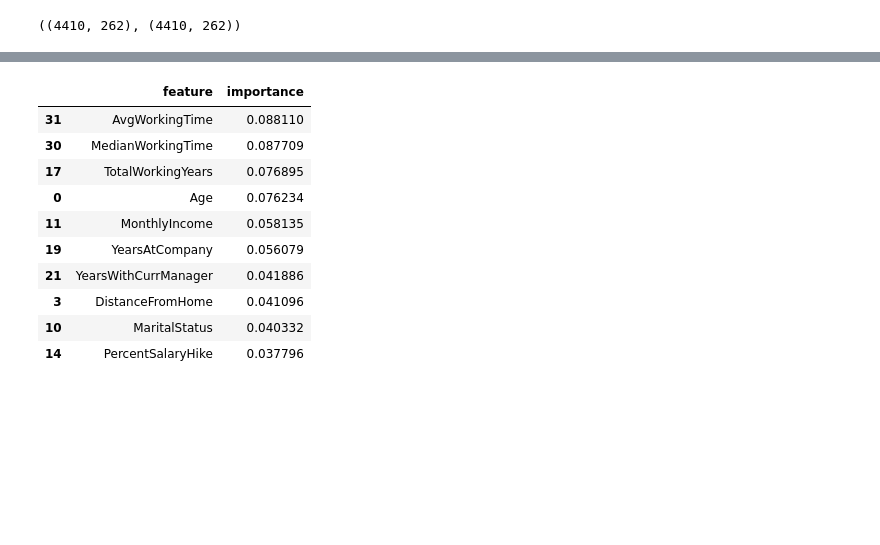
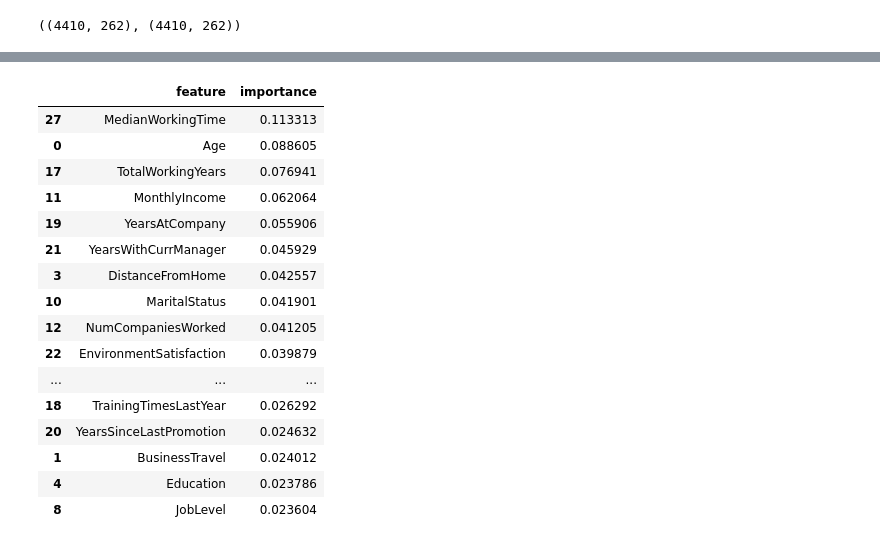
Before and after one commit to awPenda/Projet-IA, a Jupyter notebook: IA.ipynb, the cells around one changed output, grey strips where cells are left out. Drawn from its saved outputs; the diff is of its cells as text; code cells hidden in the pictures; blank space fills up the shorter version.

```diff
--- a/IA.ipynb
+++ b/IA.ipynb
@@ -55,13 +55,12 @@ def merge_times(in_t: pd.DataFrame, out_t: pd.DataFrame):
     in_out_times['EmployeeID'] = in_t['EmployeeID']
 
     for c in columns[1:]:
-        in_out_times[c] = (pd.to_datetime(out_t[c]) - pd.to_datetime(in_t[c])).astype('timedelta64[m]')
+        in_out_times[c] = (pd.to_datetime(out_t[c]) - pd.to_datetime(in_t[c])).round('5min').astype('timedelta64[m]')
 
     # transform all the deltas to median, avg and variance
-    o = pd.DataFrame(columns=['EmployeeID', 'MedianWorkingTime', 'AvgWorkingTime', 'VarianceWorkingTime'])
+    o = pd.DataFrame(columns=['EmployeeID', 'MedianWorkingTime', 'VarianceWorkingTime'])
     o['EmployeeID'] = in_out_times['EmployeeID']
     o['MedianWorkingTime'] = in_out_times[columns[1:]].median(axis=1)
-    o['AvgWorkingTime'] = in_out_times[columns[1:]].mean(axis=1)
     o['VarianceWorkingTime'] = in_out_times[columns[1:]].var(axis=1)
 
     return o
@@ -74,5 +73,5 @@ if not os.path.exists(PROCESS_DIR):
     os.makedirs(PROCESS_DIR)
 
 in_out_time.to_csv(os.path.join(PROCESS_DIR, 'worked_time.csv'), index=False)
-in_out_time.head(1)
+in_out_time.head(10)
 # %% [output]
@@ -114,6 +122,9 @@ def get_processed_data(general_data: pd.DataFrame, employee_survey: pd.DataFrame
     # encode Gender column
     data['Gender'] = data['Gender'].map({'Male': 0, 'Female': 1})
 
+    data['MonthlyIncome'] = data['MonthlyIncome'].round(-3)
+    print(data['MonthlyIncome'].unique())
+
     # Set all the NaN values to 0
     data.fillna(0, inplace=True)
 
@@ -133,23 +163,29 @@ X_train, X_test, y_train, y_test = train_test_split(X, y, test_size=0.2, random_
 # %%
 from sklearn.ensemble import RandomForestClassifier
 
 rf = RandomForestClassifier(n_estimators=100, max_depth=10, random_state=42)
 rf.fit(X_train, y_train)
 
 # We look for hyperparameters that have the most impact on the model
 importances = pd.DataFrame({'feature': X_train.columns, 'importance': rf.feature_importances_})
 importances.sort_values(by='importance', ascending=False, inplace=True)
 
-importances.head(10)
+importances.head(20)
 # %% [output]
 |  | feature | importance |
-| 31 | AvgWorkingTime | 0.088110 |
-| 30 | MedianWorkingTime | 0.087709 |
-| 17 | TotalWorkingYears | 0.076895 |
-| 0 | Age | 0.076234 |
-| 11 | MonthlyIncome | 0.058135 |
-| 19 | YearsAtCompany | 0.056079 |
-| 21 | YearsWithCurrManager | 0.041886 |
-| 3 | DistanceFromHome | 0.041096 |
-| 10 | MaritalStatus | 0.040332 |
-| 14 | PercentSalaryHike | 0.037796 |
+| 27 | MedianWorkingTime | 0.113313 |
+| 0 | Age | 0.088605 |
+| 17 | TotalWorkingYears | 0.076941 |
+| 11 | MonthlyIncome | 0.062064 |
+| 19 | YearsAtCompany | 0.055906 |
+| 21 | YearsWithCurrManager | 0.045929 |
+| 3 | DistanceFromHome | 0.042557 |
+| 10 | MaritalStatus | 0.041901 |
+| 12 | NumCompaniesWorked | 0.041205 |
+| 22 | EnvironmentSatisfaction | 0.039879 |
+| ... | ... | ... |
+| 18 | TrainingTimesLastYear | 0.026292 |
+| 20 | YearsSinceLastPromotion | 0.024632 |
+| 1 | BusinessTravel | 0.024012 |
+| 4 | Education | 0.023786 |
+| 8 | JobLevel | 0.023604 |
```
Also changed, not shown: parts of 4 cells of this notebook.
